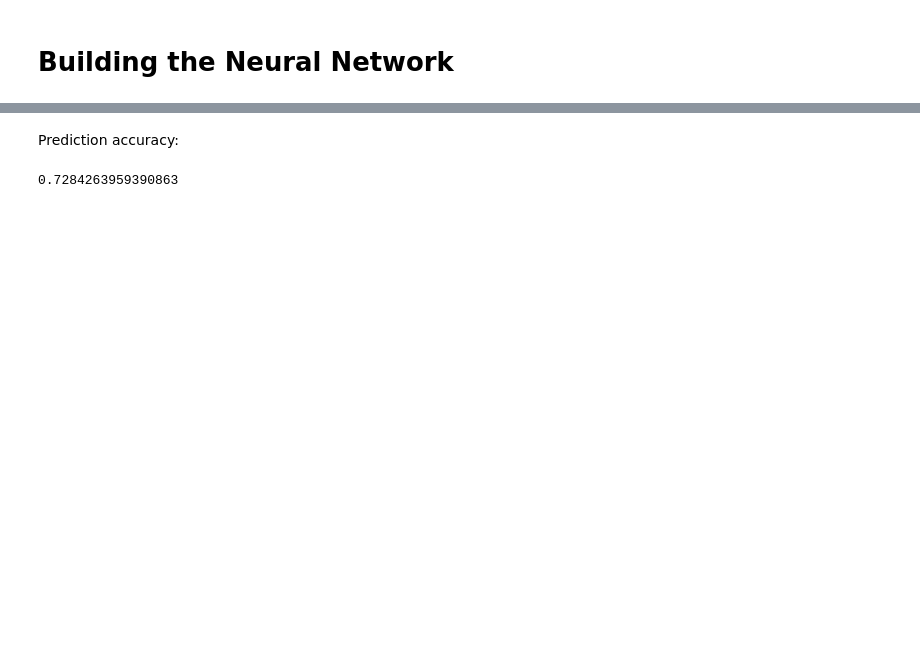
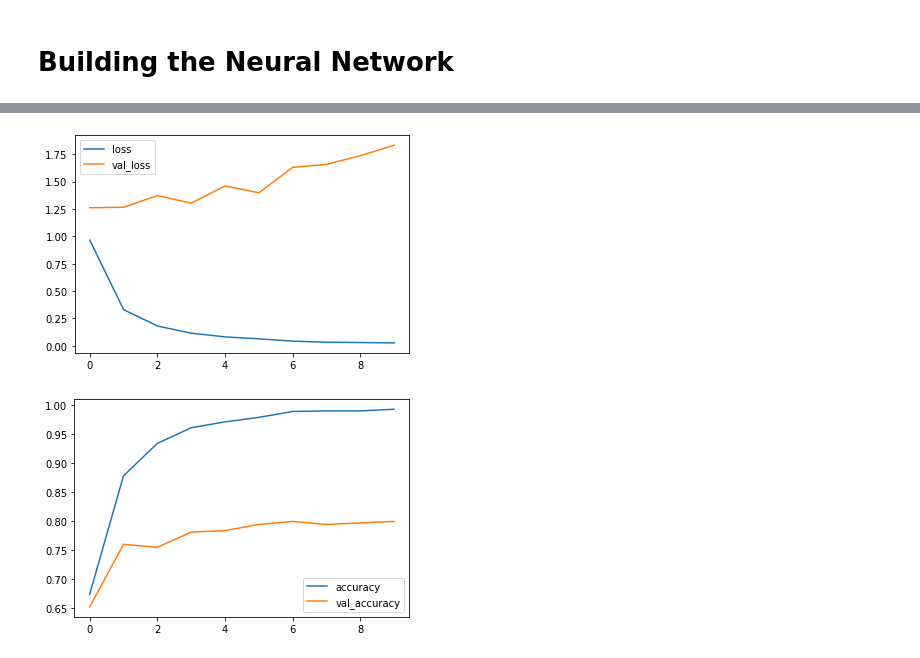
Before and after one commit to Felix-Blom/Brain-Tumor-Detection-Group-Project-DLIP, a Jupyter notebook: Brain Tumor Detection Notebook.ipynb, the cells around one changed output, grey strips where cells are left out. Drawn from its saved outputs; the diff is of its cells as text; code cells hidden in the pictures; blank space fills up the shorter version.

```diff
--- a/Brain Tumor Detection Notebook.ipynb
+++ b/Brain Tumor Detection Notebook.ipynb
@@ -124,22 +128,18 @@ As can be seen here it can be quite hard to distuingish between tumors for an un
+# %%
+base_model = tf.keras.applications.ResNet50V2(
+    weights='imagenet',  # Load weights pre-trained on ImageNet.
+    input_shape=(300, 300, 3),
+    include_top=False)
+
+base_model.trainable = False
+# %%
+model = tf.keras.Sequential([
+    tf.keras.Input(shape=(300, 300, 3)),
+    base_model,
+    tf.keras.layers.Flatten(),
+    tf.keras.layers.Dense(128, activation = "relu"),
+    tf.keras.layers.Dropout(rate = 0.5),
+    tf.keras.layers.Dense(4, activation = "softmax")
+])
 # %% [markdown]
 # Building the Neural Network
-# %%
-model = tf.keras.Sequential([
-    tf.keras.layers.Conv2D(kernel_size = (5,5), filters = 32, activation ="relu", padding = "same"),
-    tf.keras.layers.MaxPool2D(pool_size=(2,2)),
-    tf.keras.layers.Conv2D(kernel_size = (3,3), filters = 64, activation ="relu", padding = "same"),
-    tf.keras.layers.MaxPool2D(pool_size=(2,2)),
-    tf.keras.layers.Conv2D(kernel_size = (3,3), filters = 128, activation ="relu", padding = "same"),
-    tf.keras.layers.MaxPool2D(pool_size=(2,2)),
-    tf.keras.layers.Conv2D(kernel_size = (4,4), filters = 256, activation ="relu", padding = "same"),
-    tf.keras.layers.MaxPool2D(pool_size=(2,2)),
-    tf.keras.layers.Flatten(),
-    tf.keras.layers.Dense(128, activation = "relu"),
-    tf.keras.layers.Dropout(rate = 0.5),
-    tf.keras.layers.Dense(4, activation = "softmax")
-])
-
-
-model.compile(optimizer=tf.keras.optimizers.Adam(learning_rate =1e-5),
-              loss='sparse_categorical_crossentropy',
-              metrics=['accuracy'])
@@ -147,5 +151,5 @@ model.compile(optimizer=tf.keras.optimizers.Adam(learning_rate =1e-5),
 STEP_SIZE_TRAIN=train_generator.n//train_generator.batch_size
 STEP_SIZE_VALID=test_generator.n//test_generator.batch_size
 with tf.device('/gpu:0'):
-    history = model.fit_generator(generator = train_generator, steps_per_epoch = STEP_SIZE_TRAIN, validation_data=test_generator, validation_steps = STEP_SIZE_VALID, epochs = 20)
+    history = model.fit_generator(generator = train_generator, steps_per_epoch = STEP_SIZE_TRAIN, validation_data=test_generator, validation_steps = STEP_SIZE_VALID, epochs = 10)
 # %% [output]
@@ -177,6 +176,8 @@ y_pred_classes = np.argmax(y_pred,axis=1)
-# %% [markdown]
-Prediction accuracy:
-# %%
-sum(y_pred_classes == y_test)/len(y_test)
-# %% [output]
-0.7284263959390863
+# %%
+history_frame = pd.DataFrame(history.history)
+
+history_frame.loc[:, ['loss', 'val_loss']].plot()
+history_frame.loc[:, ['accuracy', 'val_accuracy']].plot();
+# %% [output]
+[figure, added]
+[figure, added]
```
Also changed, not shown: parts of 10 cells of this notebook.
